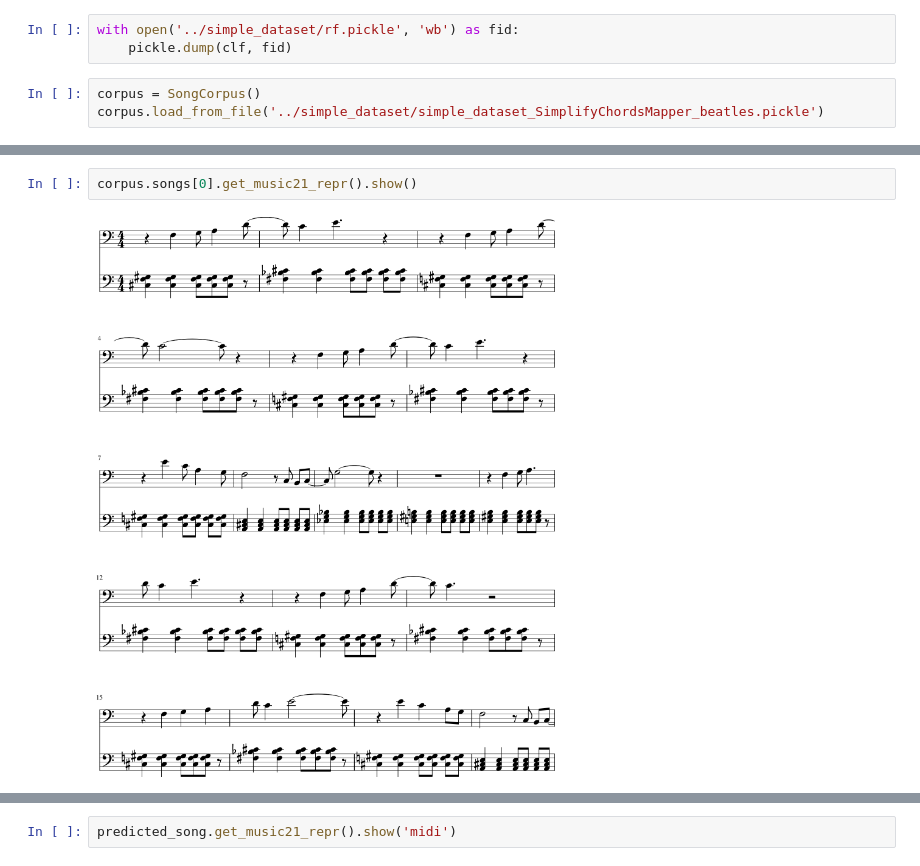
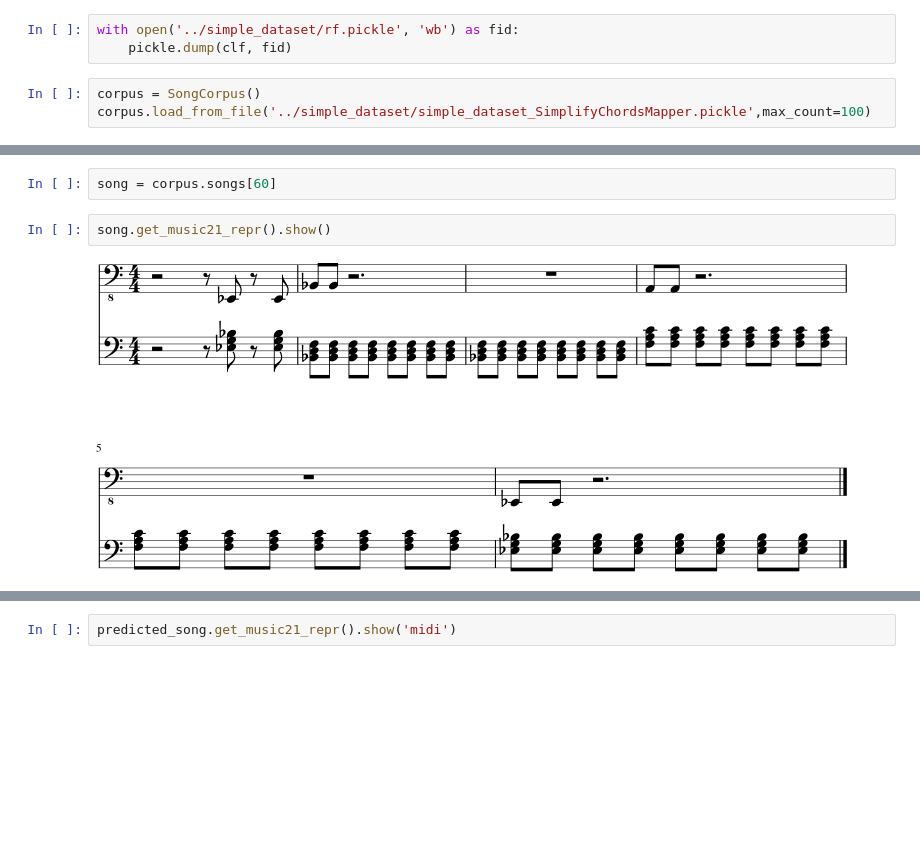
Before and after one commit to Wiki-fan/accompaniator, a Jupyter notebook: ml/simple_dataset_forest2.ipynb, the cells around one changed output, grey strips where cells are left out. Cells and saved outputs as stored; diff of their text form; blank space fills up the shorter version.

```diff
--- a/ml/simple_dataset_forest2.ipynb
+++ b/ml/simple_dataset_forest2.ipynb
@@ -105,6 +52,6 @@ with open('../simple_dataset/rf.pickle', 'wb') as fid:
     pickle.dump(clf, fid)
 # %%
 corpus = SongCorpus()
-corpus.load_from_file('../simple_dataset/simple_dataset_SimplifyChordsMapper_beatles.pickle')
+corpus.load_from_file('../simple_dataset/simple_dataset_SimplifyChordsMapper.pickle',max_count=100)
 # %% [output]
 [interactive output not drawn]
@@ -122,4 +58,6 @@ corpus6.apply_pipeline_to_memory()
+# %%
+song = corpus.songs[60]
 # %%
-corpus.songs[0].get_music21_repr().show()
+song.get_music21_repr().show()
 # %% [output]
-[figure, old version]
+[figure, new version]
```
Also changed, not shown: parts of 28 cells of this notebook, 3 other files.
